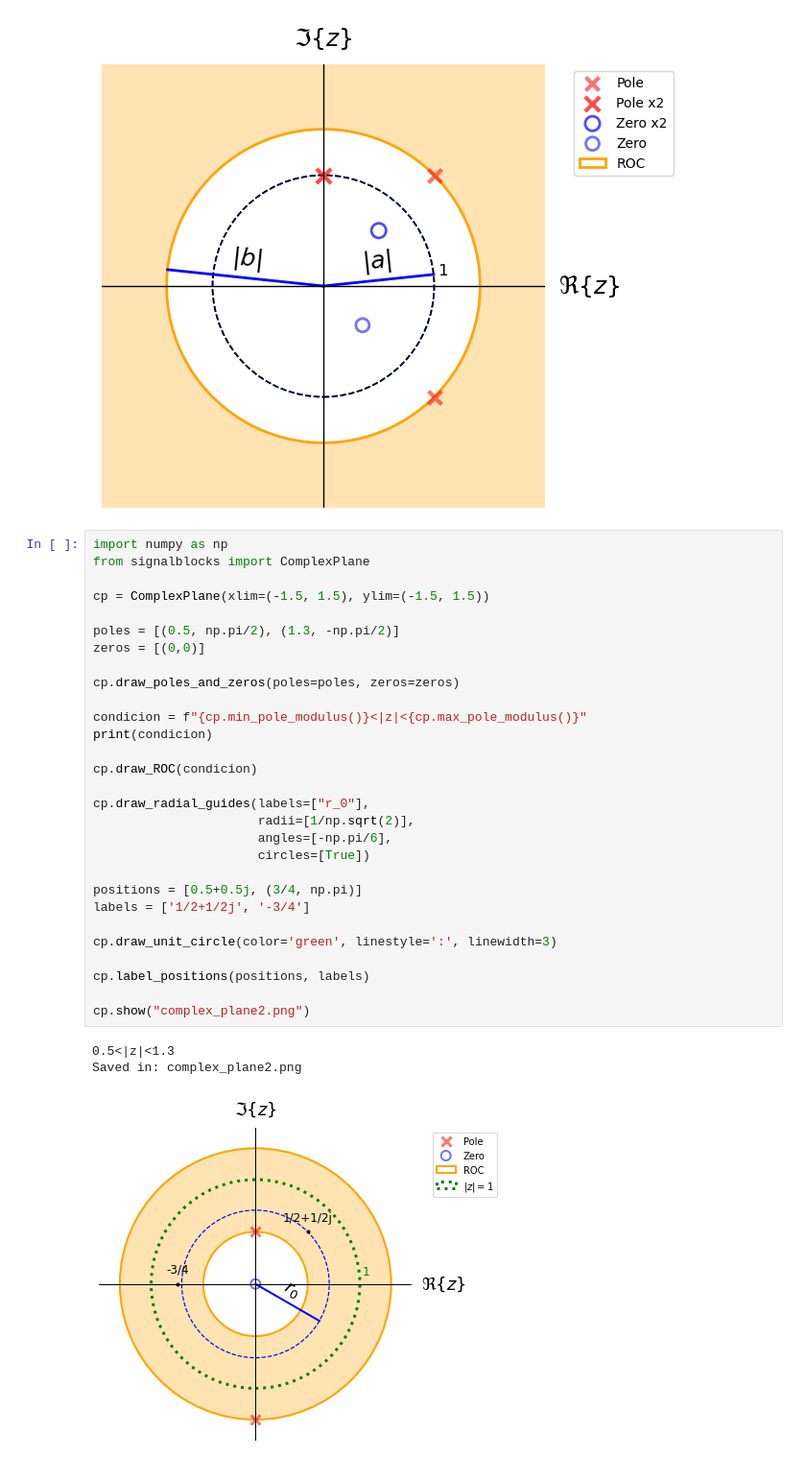
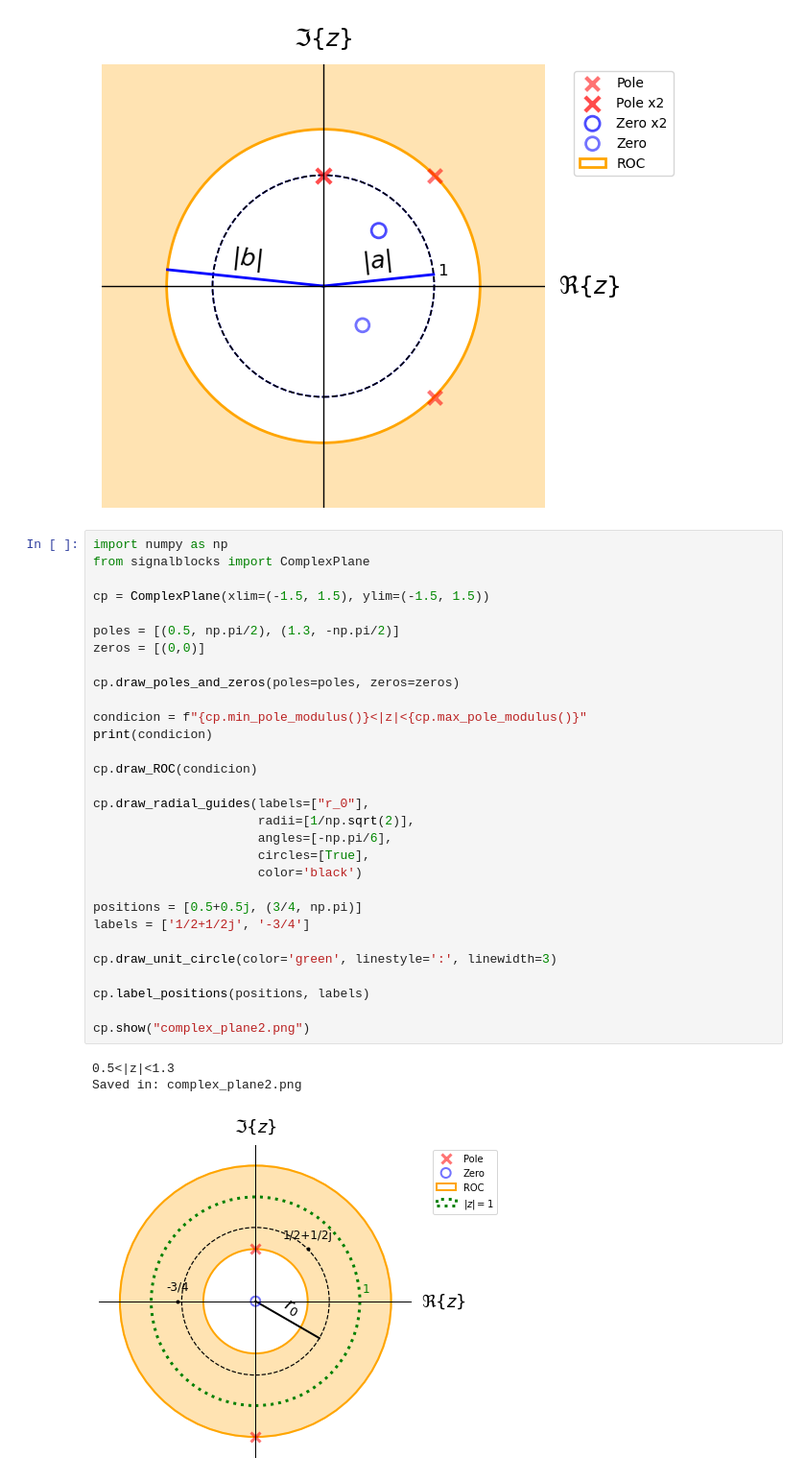
Before and after one commit to miguelmartfern/BlockDiagrams, a Jupyter notebook: docs/notebooks/complex_plane_examples.ipynb, the cells around one changed output. Shown: that part at 96% size. Cells and saved outputs as stored; diff of their text form.

Commit message:
Changes: * Updated complex plane examples and images

```diff
--- a/docs/notebooks/complex_plane_examples.ipynb
+++ b/docs/notebooks/complex_plane_examples.ipynb
@@ -26,32 +26,33 @@ Saved in: complex_plane1.png
 import numpy as np
 from signalblocks import ComplexPlane
 
 cp = ComplexPlane(xlim=(-1.5, 1.5), ylim=(-1.5, 1.5))
 
 poles = [(0.5, np.pi/2), (1.3, -np.pi/2)]
 zeros = [(0,0)]
 
 cp.draw_poles_and_zeros(poles=poles, zeros=zeros)
 
 condicion = f"{cp.min_pole_modulus()}<|z|<{cp.max_pole_modulus()}"
 print(condicion)
 
 cp.draw_ROC(condicion)
 
 cp.draw_radial_guides(labels=["r_0"],
                       radii=[1/np.sqrt(2)],
                       angles=[-np.pi/6],
-                      circles=[True])
+                      circles=[True],
+                      color='black')
 
 positions = [0.5+0.5j, (3/4, np.pi)]
 labels = ['1/2+1/2j', '-3/4']
 
 cp.draw_unit_circle(color='green', linestyle=':', linewidth=3)
 
 cp.label_positions(positions, labels)
 
 cp.show("complex_plane2.png")
 # %% [output]
 0.5<|z|<1.3
 Saved in: complex_plane2.png
-[figure, old version]
+[figure, new version]
```
Also changed, not shown: 1 other file.
